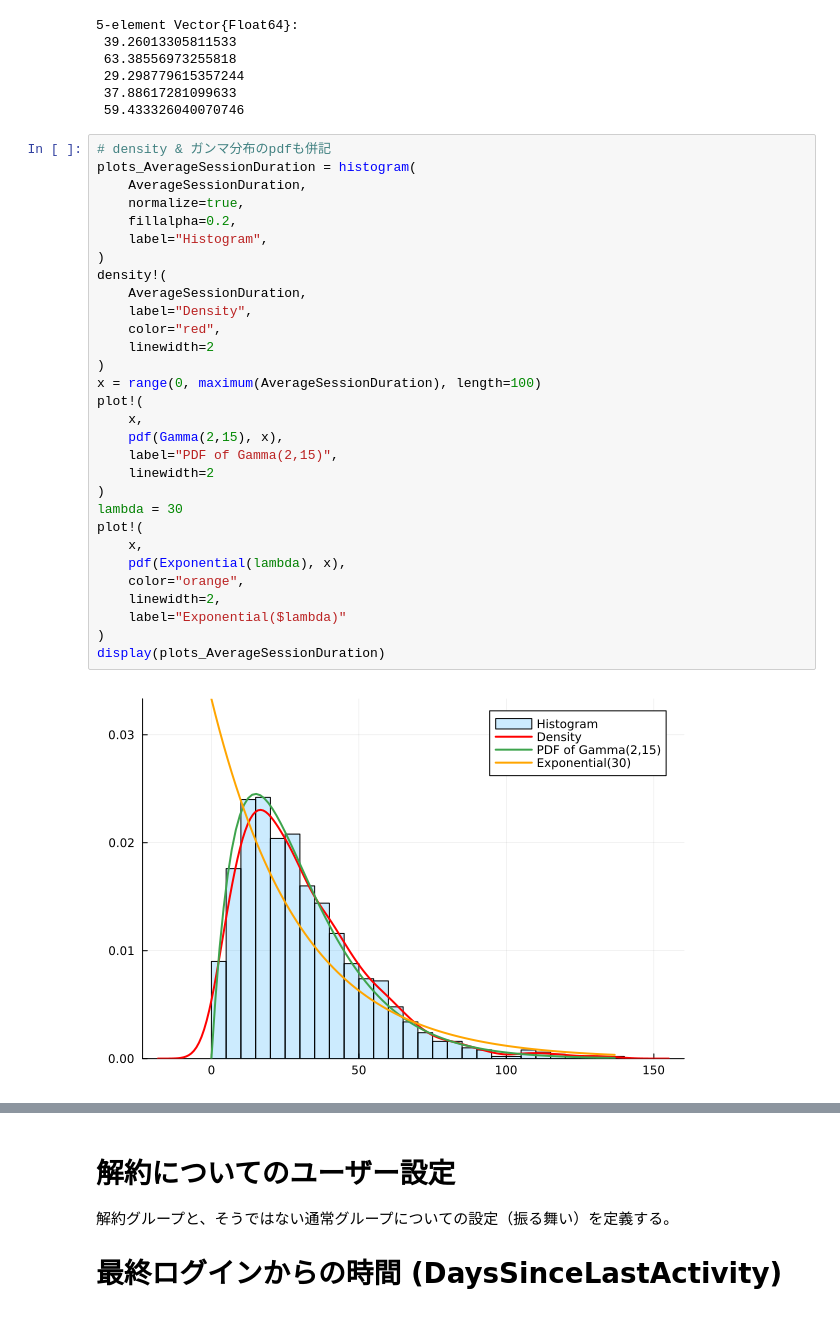
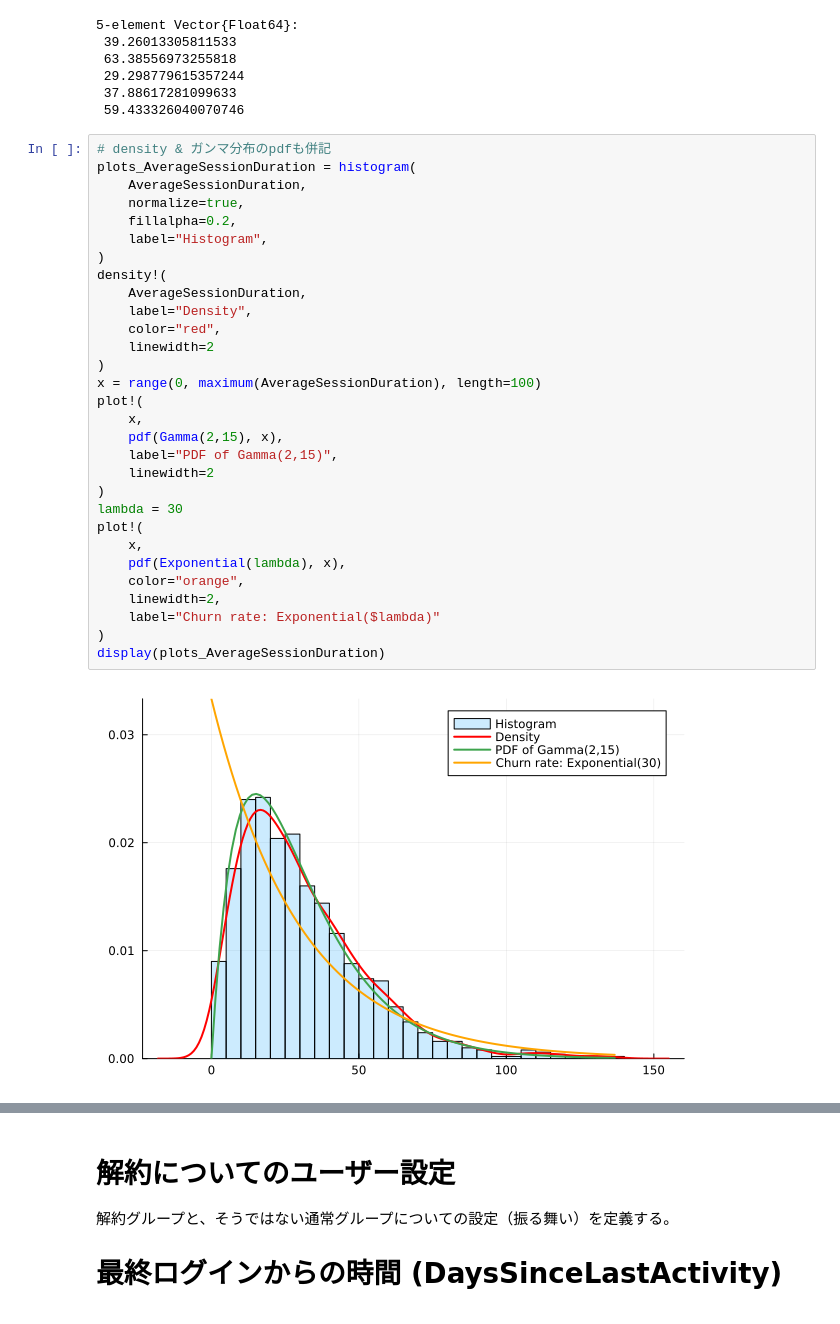
Before and after one commit to tndd/Mymljl, a Jupyter notebook: src/011_prac_self_model.ipynb, the cells around one changed output, grey strips where cells are left out. Cells and saved outputs as stored; diff of their text form.

```diff
--- a/src/011_prac_self_model.ipynb
+++ b/src/011_prac_self_model.ipynb
@@ -168,35 +165,35 @@ display(first(AverageSessionDuration, 5))
 # %%
 # density & ガンマ分布のpdfも併記
 plots_AverageSessionDuration = histogram(
     AverageSessionDuration,
     normalize=true,
     fillalpha=0.2,
     label="Histogram",
 )
 density!(
     AverageSessionDuration,
     label="Density",
     color="red",
     linewidth=2
 )
 x = range(0, maximum(AverageSessionDuration), length=100)
 plot!(
     x,
     pdf(Gamma(2,15), x),
     label="PDF of Gamma(2,15)",
     linewidth=2
 )
 lambda = 30
 plot!(
     x,
     pdf(Exponential(lambda), x),
     color="orange",
     linewidth=2,
-    label="Exponential($lambda)"
+    label="Churn rate: Exponential($lambda)"
 )
 display(plots_AverageSessionDuration)
 # %% [output]
-[figure, old version]
+[figure, new version]
 # %%
 # 3つを並べて表示
 plot(
```
Also changed, not shown: parts of 4 cells of this notebook.
